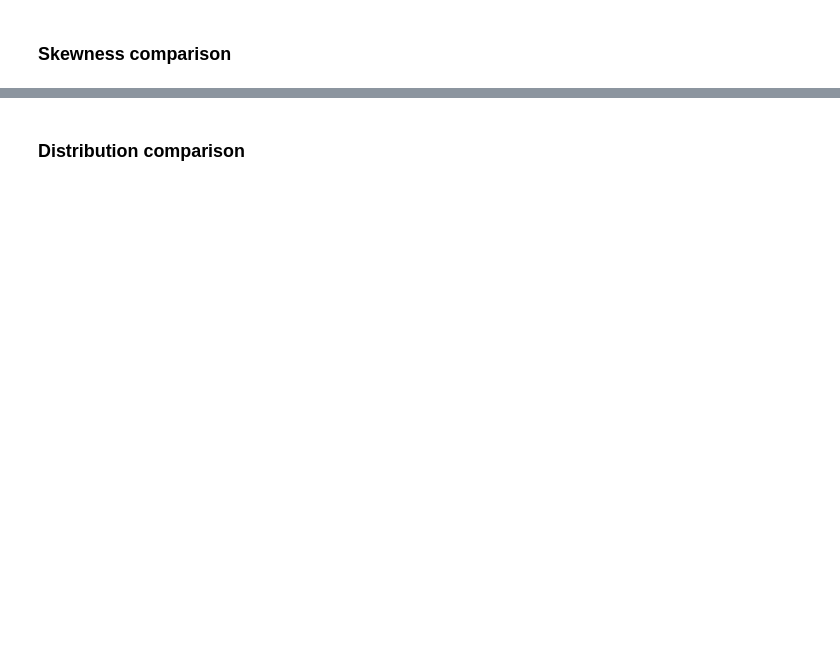
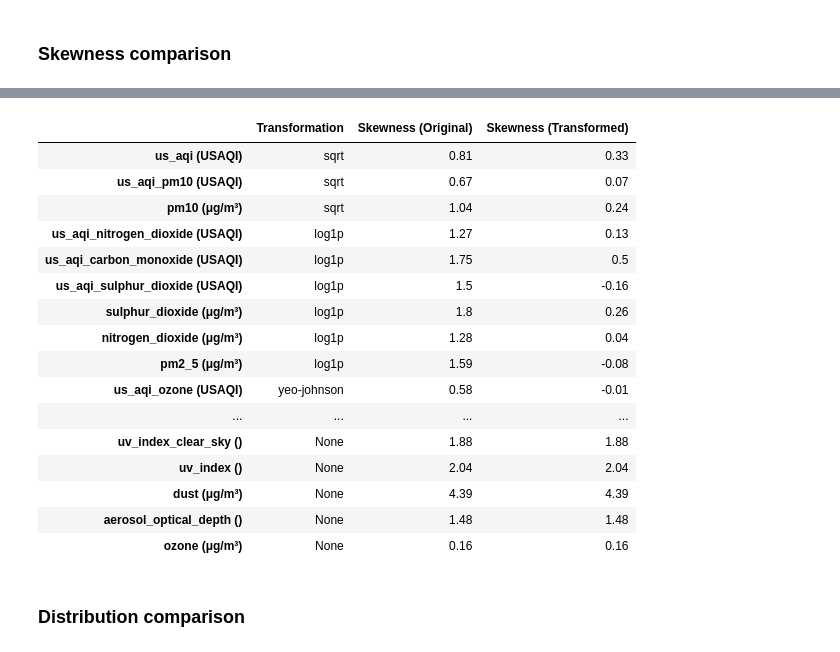
Before and after one commit to ianbunag/cmpe-255-data-mining-project, a Jupyter notebook: 03-30-data-preparation-open-meteo.ipynb, the cells around one changed output, grey strips where cells are left out. Drawn from its saved outputs; the diff is of its cells as text; code cells hidden in the pictures; blank space fills up the shorter version.

```diff
--- a/03-30-data-preparation-open-meteo.ipynb
+++ b/03-30-data-preparation-open-meteo.ipynb
@@ -70,30 +67,23 @@ compare_transformations(aq_cleaned)
 # %%
 transformations = {
-    aq_keys['us_aqi (USAQI)']: 'sqrt',
-    aq_keys['us_aqi_pm10 (USAQI)']: 'sqrt',
-    aq_keys['pm10 (μg/m³)']: 'sqrt',
+    aq_keys['us_aqi (USAQI)']: Transformation.SQRT,
+    aq_keys['us_aqi_pm10 (USAQI)']: Transformation.SQRT,
+    aq_keys['pm10 (μg/m³)']: Transformation.SQRT,
 
-    aq_keys['us_aqi_nitrogen_dioxide (USAQI)']: 'log1p',
-    aq_keys['us_aqi_carbon_monoxide (USAQI)']: 'log1p',
-    aq_keys['us_aqi_sulphur_dioxide (USAQI)']: 'log1p',
-    aq_keys['sulphur_dioxide (μg/m³)']: 'log1p',
-    aq_keys['nitrogen_dioxide (μg/m³)']: 'log1p',
-    aq_keys['pm2_5 (μg/m³)']: 'log1p',
+    aq_keys['us_aqi_nitrogen_dioxide (USAQI)']: Transformation.LOG1P,
+    aq_keys['us_aqi_carbon_monoxide (USAQI)']: Transformation.LOG1P,
+    aq_keys['us_aqi_sulphur_dioxide (USAQI)']: Transformation.LOG1P,
+    aq_keys['sulphur_dioxide (μg/m³)']: Transformation.LOG1P,
+    aq_keys['nitrogen_dioxide (μg/m³)']: Transformation.LOG1P,
+    aq_keys['pm2_5 (μg/m³)']: Transformation.LOG1P,
 
-    aq_keys['us_aqi_ozone (USAQI)']: 'yeo-johnson',
-    aq_keys['carbon_monoxide (μg/m³)']: 'yeo-johnson',
+    aq_keys['us_aqi_ozone (USAQI)']: Transformation.YEO_JOHNSON,
+    aq_keys['carbon_monoxide (μg/m³)']: Transformation.YEO_JOHNSON,
 }
-
-aq_transformed = aq_cleaned.copy()
-
-for feature, transformation in transformations.items():
-    if transformation == 'sqrt':
-        aq_transformed[feature] = np.sqrt(aq_cleaned[feature])
-    elif transformation == 'log1p':
-        aq_transformed[feature] = np.log1p(aq_cleaned[feature])
-    elif transformation == 'yeo-johnson':
-        power_transformer = PowerTransformer(method='yeo-johnson')
-        aq_transformed[feature] = power_transformer.fit_transform(aq_cleaned[[feature]]).ravel()
-        dump_to_file(power_transformer, prefixes['03_30_data_preparation_yeo_johnson_']+feature)
+aq_transformed = transform(
+    aq_cleaned,
+    transformations,
+    prefixes['03_30_data_preparation_yeo_johnson_']
+)
 # %% [markdown]
 ### Skewness comparison
@@ -143,2 +90,22 @@ pd.DataFrame({
+# %%
+compare_skewness(aq_cleaned, aq_transformed, transformations)
+# %% [output]
+|  | Transformation | Skewness (Original) | Skewness (Transformed) |
+| us_aqi (USAQI) | sqrt | 0.81 | 0.33 |
+| us_aqi_pm10 (USAQI) | sqrt | 0.67 | 0.07 |
+| pm10 (μg/m³) | sqrt | 1.04 | 0.24 |
+| us_aqi_nitrogen_dioxide (USAQI) | log1p | 1.27 | 0.13 |
+| us_aqi_carbon_monoxide (USAQI) | log1p | 1.75 | 0.5 |
+| us_aqi_sulphur_dioxide (USAQI) | log1p | 1.5 | -0.16 |
+| sulphur_dioxide (μg/m³) | log1p | 1.8 | 0.26 |
+| nitrogen_dioxide (μg/m³) | log1p | 1.28 | 0.04 |
+| pm2_5 (μg/m³) | log1p | 1.59 | -0.08 |
+| us_aqi_ozone (USAQI) | yeo-johnson | 0.58 | -0.01 |
+| ... | ... | ... | ... |
+| uv_index_clear_sky () | None | 1.88 | 1.88 |
+| uv_index () | None | 2.04 | 2.04 |
+| dust (μg/m³) | None | 4.39 | 4.39 |
+| aerosol_optical_depth () | None | 1.48 | 1.48 |
+| ozone (μg/m³) | None | 0.16 | 0.16 |
 # %% [markdown]
 ### Distribution comparison
```
Also changed, not shown: parts of 8 cells of this notebook, 6 other files.
